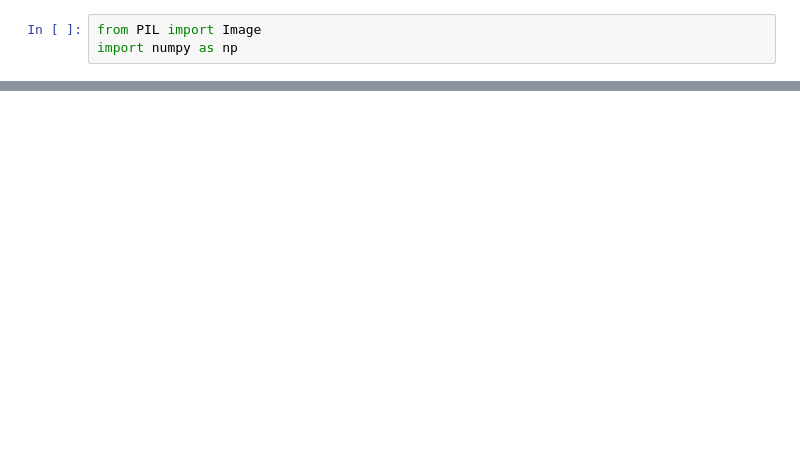
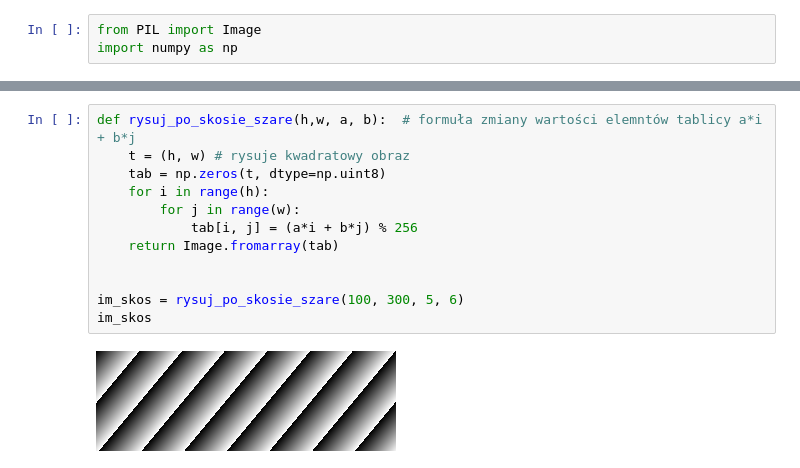
Before and after one commit to BorysPakosz/GrafikaCw, a Jupyter notebook: lab3 - pliki-20241017/lab3a.ipynb, the cells around one changed output, grey strips where cells are left out. Saved outputs shown, nothing was run; the diff lists cells and outputs as text; blank space fills up the shorter version.

```diff
--- a/lab3 - pliki-20241017/lab3a.ipynb
+++ b/lab3 - pliki-20241017/lab3a.ipynb
@@ -43,0 +100,14 @@ pasy_pionowe_szare.save("pasy_pionowe_szare.png")
+# %%
+def rysuj_po_skosie_szare(h,w, a, b):  # formuła zmiany wartości elemntów tablicy a*i + b*j
+    t = (h, w) # rysuje kwadratowy obraz
+    tab = np.zeros(t, dtype=np.uint8)
+    for i in range(h):
+        for j in range(w):
+            tab[i, j] = (a*i + b*j) % 256
+    return Image.fromarray(tab)
+
+
+im_skos = rysuj_po_skosie_szare(100, 300, 5, 6)
+im_skos
+# %% [output]
+[figure, added]
```
Also changed, not shown: parts of 13 cells of this notebook, 12 other files.
